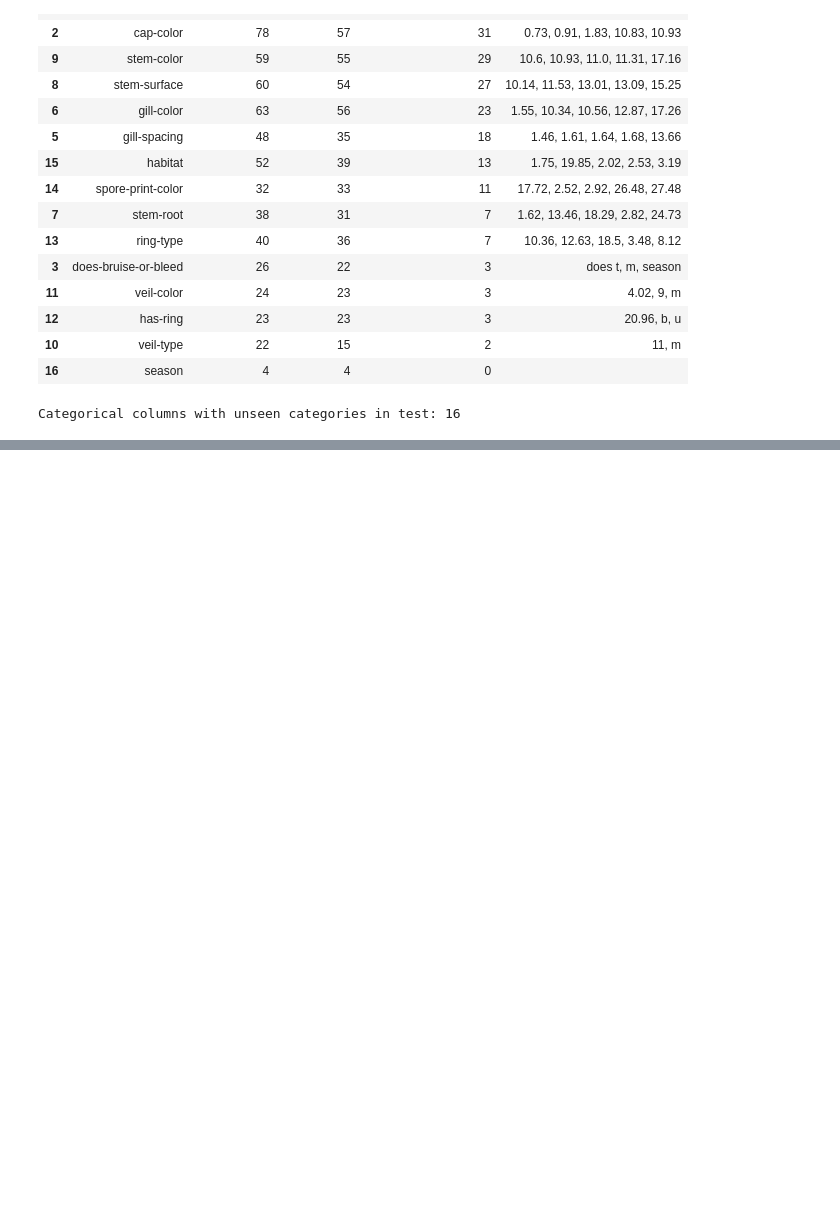
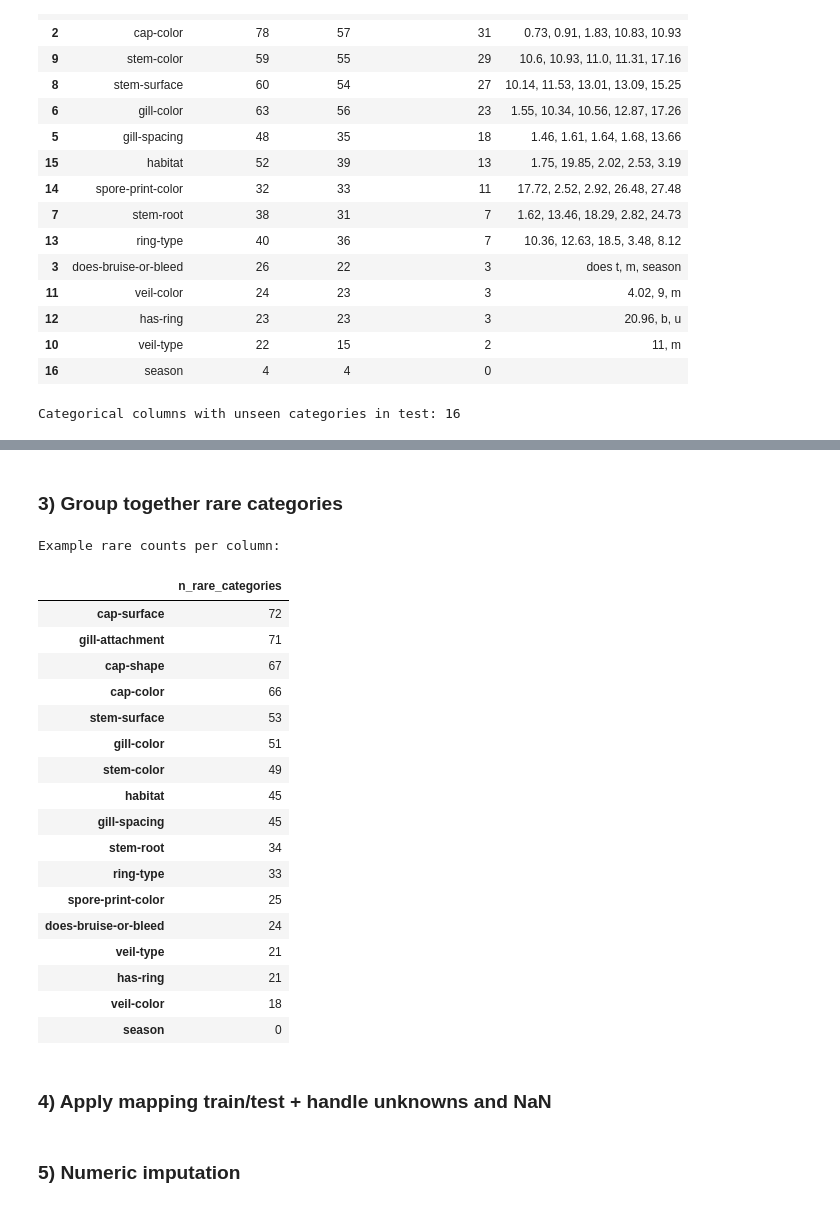
Before and after one commit to AntoineMilochevitch/mushroom-prediction, a Jupyter notebook: notebooks/mushroom_prediction.ipynb, the cells around one changed output, grey strips where cells are left out. Cells and saved outputs as stored; diff of their text form; code cells hidden in the pictures; blank space fills up the shorter version.

```diff
--- a/notebooks/mushroom_prediction.ipynb
+++ b/notebooks/mushroom_prediction.ipynb
@@ -522,0 +618,6 @@ fig.show()
+# %%
+train_df_cleaned = train_df_cleaned.drop(columns=['id'])
+test_df_cleaned = test_df_cleaned.drop(columns=['id'])
+
+print(train_df_cleaned.shape)
+print(test_df_cleaned.shape)
@@ -522,0 +629,24 @@ fig.show()
+# %%
+
+from sklearn.impute import SimpleImputer
+
+TARGET_COL = "class"
+RARE_LABEL = "RARE"
+MISSING_LABEL = "MISSING"
+RARE_THRESHOLD = 0.005  # 0.5%
+
+# Partir des copies déjà créées
+# train_df_cleaned / test_df_cleaned
+X_train = train_df_cleaned.drop(columns=[TARGET_COL], errors="ignore").copy()
+y_train = train_df_cleaned[TARGET_COL].copy()
+X_test = test_df_cleaned.copy()
+
+# Colonnes catégorielles / numériques
+categorical_cols = X_train.select_dtypes(include=["object", "string", "category"]).columns.tolist()
+numerical_cols = X_train.select_dtypes(include=["number"]).columns.tolist()
+
+print("Target:", TARGET_COL)
+print("N categorical:", len(categorical_cols))
+print("N numerical:", len(numerical_cols))
+print("Categorical columns:", categorical_cols)
+print("Numerical columns:", numerical_cols)
@@ -522,0 +659,39 @@ fig.show()
+# %% [markdown]
+### 3) Group together rare categories
+# %%
+rare_maps = {}
+
+for col in categorical_cols:
+    freq = X_train[col].value_counts(normalize=True, dropna=True)
+    rare_values = freq[freq < RARE_THRESHOLD].index
+    rare_maps[col] = set(rare_values)
+
+print("Example rare counts per column:")
+display(
+    pd.Series({c: len(v) for c, v in rare_maps.items()})
+    .sort_values(ascending=False)
+    .to_frame("n_rare_categories")
+    .head(20)
+)
+# %% [output]
+Example rare counts per column:
+|  | n_rare_categories |
+| cap-surface | 72 |
+| gill-attachment | 71 |
+| cap-shape | 67 |
+| cap-color | 66 |
+| stem-surface | 53 |
+| gill-color | 51 |
+| stem-color | 49 |
+| habitat | 45 |
+| gill-spacing | 45 |
+| stem-root | 34 |
+| ring-type | 33 |
+| spore-print-color | 25 |
+| does-bruise-or-bleed | 24 |
+| veil-type | 21 |
+| has-ring | 21 |
+| veil-color | 18 |
+| season | 0 |
+# %% [markdown]
+### 4) Apply mapping train/test + handle unknowns and NaN
@@ -522,0 +716,2 @@ fig.show()
+# %% [markdown]
+### 5) Numeric imputation
```
Also changed, not shown: parts of 23 cells of this notebook.
